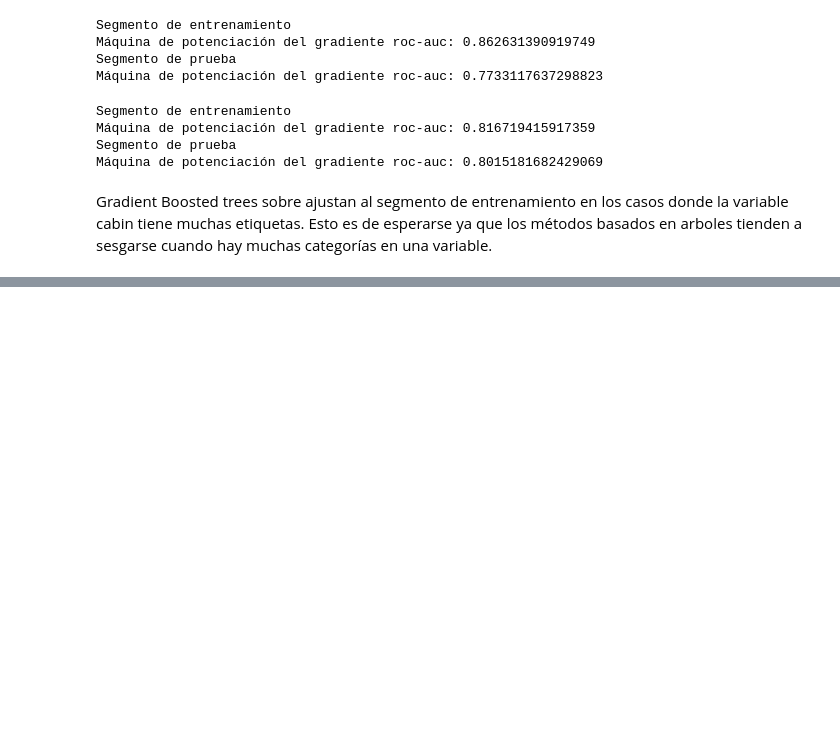
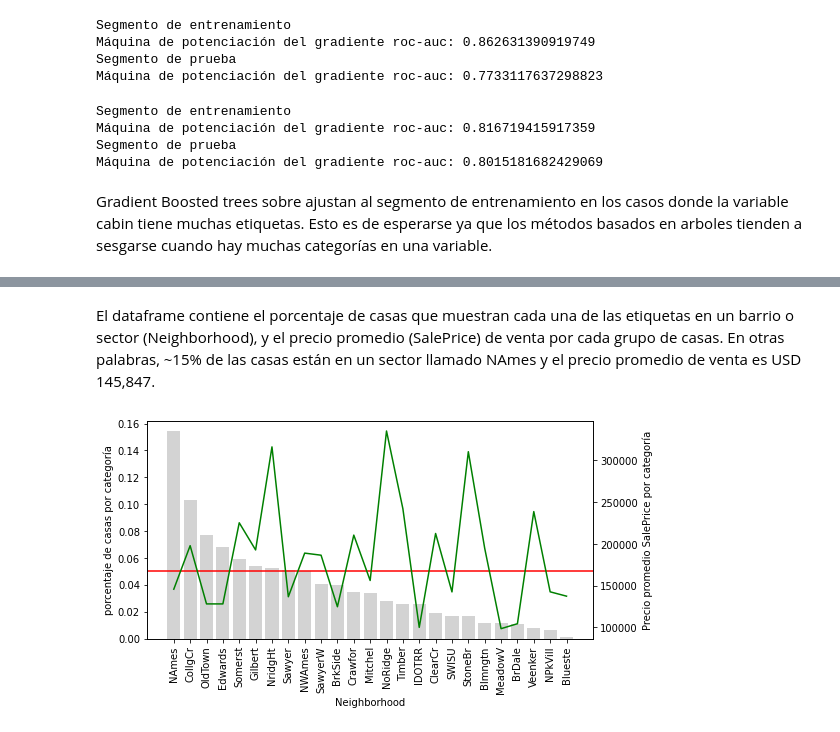
Before and after one commit to virf96/Chat-Bot, a Jupyter notebook: Tipos_de_variables.ipynb, the cells around one changed output, grey strips where cells are left out. Drawn from its saved outputs; the diff is of its cells as text; code cells hidden in the pictures; blank space fills up the shorter version.

```diff
--- a/Tipos_de_variables.ipynb
+++ b/Tipos_de_variables.ipynb
@@ -1196,0 +1311,4 @@ $\star$Reducción de la cardinalidad puede ayudar con el desempeño de los model
+# %%
+# Ahora usamos la funcíon applicada a la variable 'Neighborhood'
+temp_df = calculate_mean_target_per_category(data, 'Neighborhood')
+temp_df
@@ -1196,0 +1333,26 @@ $\star$Reducción de la cardinalidad puede ayudar con el desempeño de los model
+# %% [markdown]
+El dataframe contiene el porcentaje de casas que muestran cada una de las etiquetas en un barrio o sector (Neighborhood), y el precio promedio (SalePrice) de venta por cada grupo de casas. En otras palabras, ~15% de las casas están en un sector llamado NAmes y el precio promedio de venta es USD 145,847.
+# %%
+# Creemos una función para graficar
+# la frecuencia por categoría y el precio promedio
+
+# Esto ayudará a visualizar la relación entre el target y las
+# etiquetas de la variable categórica
+
+def plot_categories(df, var):
+
+    fig, ax = plt.subplots(figsize=(8, 4))
+    plt.xticks(df.index, df[var], rotation=90)
+
+    ax2 = ax.twinx()
+    ax.bar(df.index, df["perc_houses"], color='lightgrey')
+    ax2.plot(df.index, df["SalePrice"], color='green', label='Seconds')
+    ax.axhline(y=0.05, color='red')
+    ax.set_ylabel('porcentaje de casas por categoría')
+    ax.set_xlabel(var)
+    ax2.set_ylabel('Precio promedio SalePrice por categoría')
+    plt.show()
+# %%
+  plot_categories(temp_df, 'Neighborhood')
+# %% [output]
+[figure, added]
```
Also changed, not shown: parts of 20 cells of this notebook.
